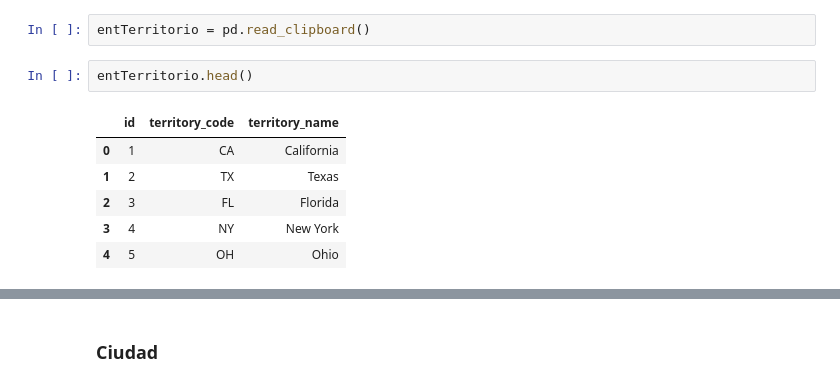
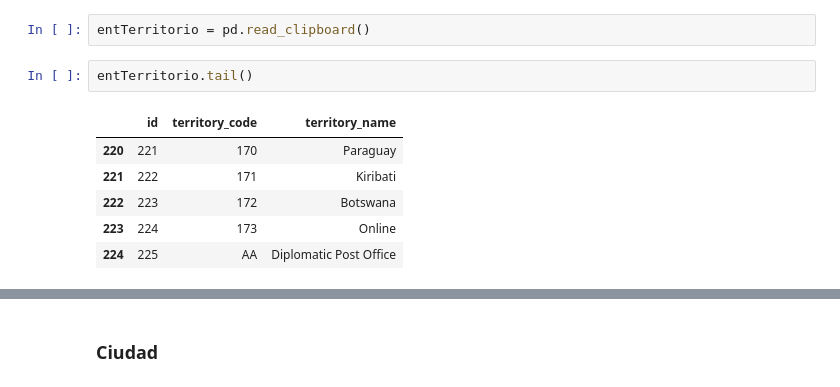
Before and after one commit to JGFuentesC/tsc_2024_1, a Jupyter notebook: practicas/Ejercicio TDC IBM/IBM.ipynb, the cells around one changed output, grey strips where cells are left out. Drawn from its saved outputs; the diff is of its cells as text.

```diff
--- a/practicas/Ejercicio TDC IBM/IBM.ipynb
+++ b/practicas/Ejercicio TDC IBM/IBM.ipynb
@@ -66,14 +68,14 @@ entComercio.to_sql(name='tbl_merchant',
 # %%
 entTerritorio = pd.read_clipboard()
 # %%
-entTerritorio.head()
+entTerritorio.tail()
 # %% [output]
 |  | id | territory_code | territory_name |
-| 0 | 1 | CA | California |
-| 1 | 2 | TX | Texas |
-| 2 | 3 | FL | Florida |
-| 3 | 4 | NY | New York |
-| 4 | 5 | OH | Ohio |
+| 220 | 221 | 170 | Paraguay |
+| 221 | 222 | 171 | Kiribati |
+| 222 | 223 | 172 | Botswana |
+| 223 | 224 | 173 | Online |
+| 224 | 225 | AA | Diplomatic Post Office |
 # %%
 dtypes = [INTEGER,VARCHAR(3),VARCHAR(32)]
 entTerritorio.to_sql(name='tbl_territory',
```
Also changed, not shown: parts of 28 cells of this notebook.
